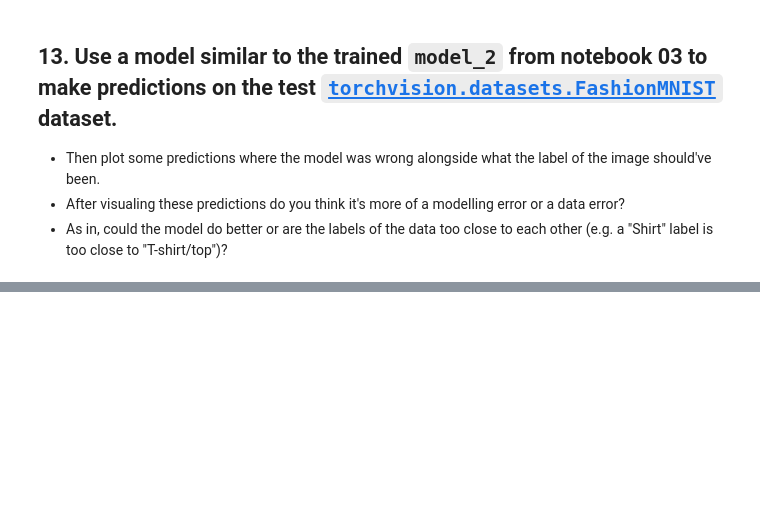
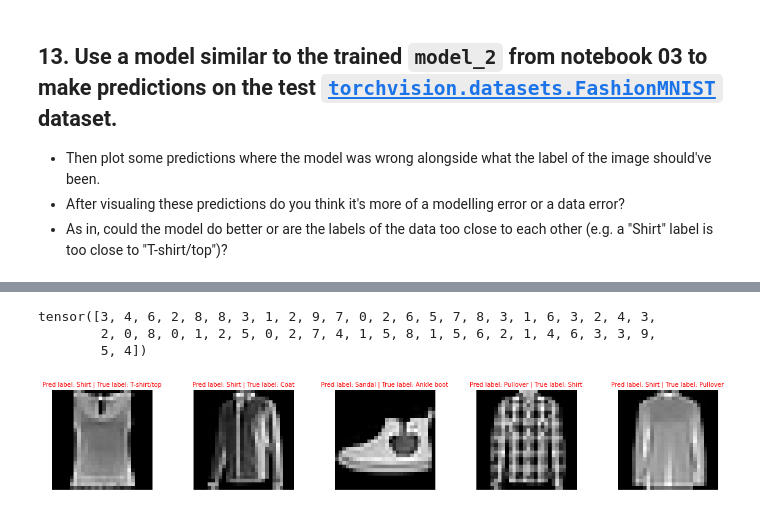
Before and after one commit to torrhen/pytorch_miscellaneous, a Jupyter notebook: 03_pytorch_computer_vision_ex.ipynb, the cells around one changed output, grey strips where cells are left out. Cells and saved outputs as stored; diff of their text form; code cells hidden in the pictures; blank space fills up the shorter version.

```diff
--- a/03_pytorch_computer_vision_ex.ipynb
+++ b/03_pytorch_computer_vision_ex.ipynb
@@ -425,0 +503,14 @@ As the kernel size increases, the output of the convolution becomes smaller. As
+# %%
+import random
+
+test_samples = []
+test_labels = []
+N_SAMPLES = 50
+
+# create a list of 50 random samples and their labels from the test data
+for sample, label in random.sample(list(test_data), k=N_SAMPLES):
+  test_samples.append(sample)
+  test_labels.append(label)
+# %%
+# calculate logits
+pred_probabilities = make_predictions(model2, test_samples, device)
@@ -425,0 +535,32 @@ As the kernel size increases, the output of the convolution becomes smaller. As
+# %%
+# calculate predicted labels
+pred_labels = torch.argmax(torch.softmax(pred_probabilities, dim=1), dim=1)
+print(pred_labels)
+# %% [output]
+tensor([3, 4, 6, 2, 8, 8, 3, 1, 2, 9, 7, 0, 2, 6, 5, 7, 8, 3, 1, 6, 3, 2, 4, 3,
+        2, 0, 8, 0, 1, 2, 5, 0, 2, 7, 4, 1, 5, 8, 1, 5, 6, 2, 1, 4, 6, 3, 3, 9,
+        5, 4])
+# %%
+# set up plot
+nrows = 1
+ncols = 5
+plt.figure(figsize=(20, 3))
+# subplot index counter
+counter = 1
+
+# display the first 5 samples that were incorrectly classified
+for i, sample in enumerate(test_samples):
+  pred_label_str = test_data.classes[pred_labels[i].item()]
+  true_label_str = test_data.classes[test_labels[i]]
+
+  # display 5 images and their predicted label if it was incorrectly classified
+  if (pred_label_str != true_label_str) and counter <= 5:
+    plt.subplot(nrows, ncols, counter)
+    plt.imshow(sample.squeeze(), cmap='gray')
+    subplot_title = f"Pred label: {pred_label_str} | True label: {true_label_str}"
+
+    plt.title(subplot_title, fontsize=10, c='r')
+    plt.axis(False)
+    counter += 1
+# %% [output]
+[figure, added]
```
Also changed, not shown: parts of 15 cells of this notebook.
